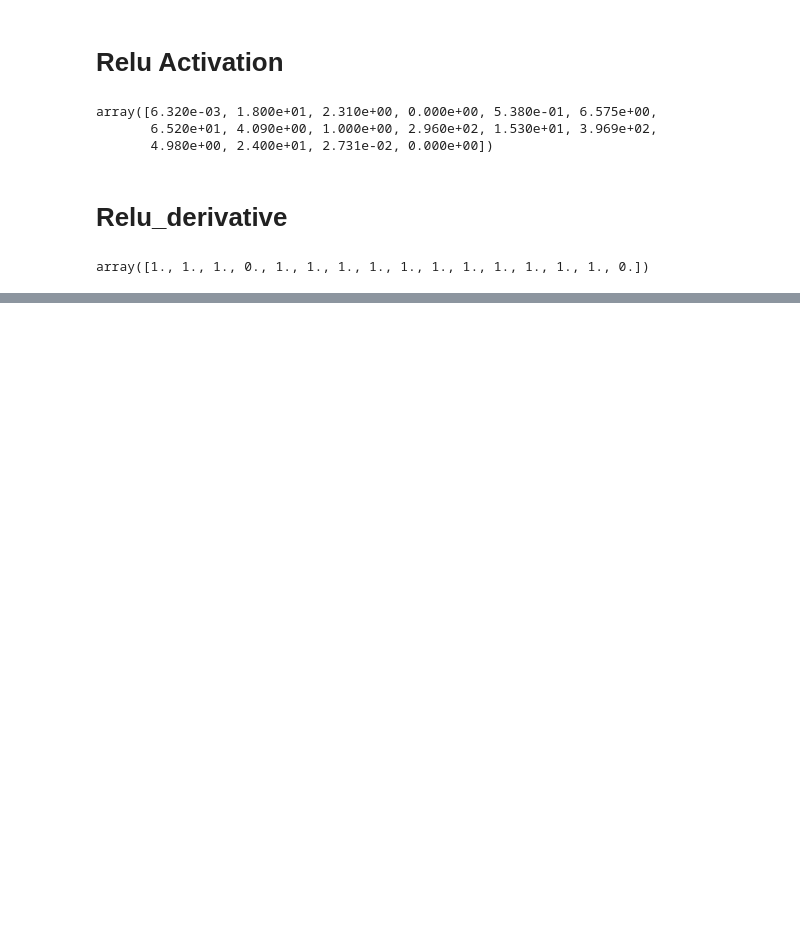
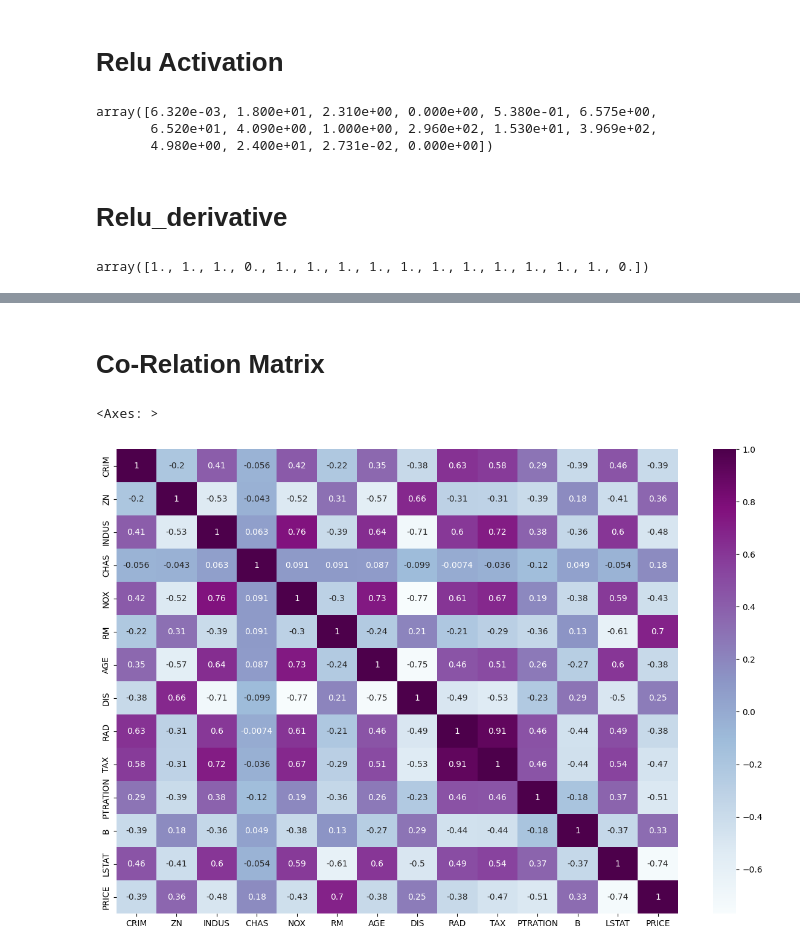
Before and after one commit to SamanMansoor/Deep_Learning, a Jupyter notebook: Stochastic_Descent_.ipynb, the cells around one changed output, grey strips where cells are left out. Saved outputs shown, nothing was run; the diff lists cells and outputs as text; code cells hidden in the pictures; blank space fills up the shorter version.

```diff
--- a/Stochastic_Descent_.ipynb
+++ b/Stochastic_Descent_.ipynb
@@ -236,0 +237,10 @@ plt.show()
+# %% [markdown]
+# **Co-Relation Matrix**
+# %%
+#Coorelation Matrix
+corr = df.corr()
+plt.figure(figsize=(15,10))
+sns.heatmap(corr, annot = True, cmap="BuPu")
+# %% [output]
+<Axes: >
+[figure, added]
```
Also changed, not shown: parts of 7 cells of this notebook.
